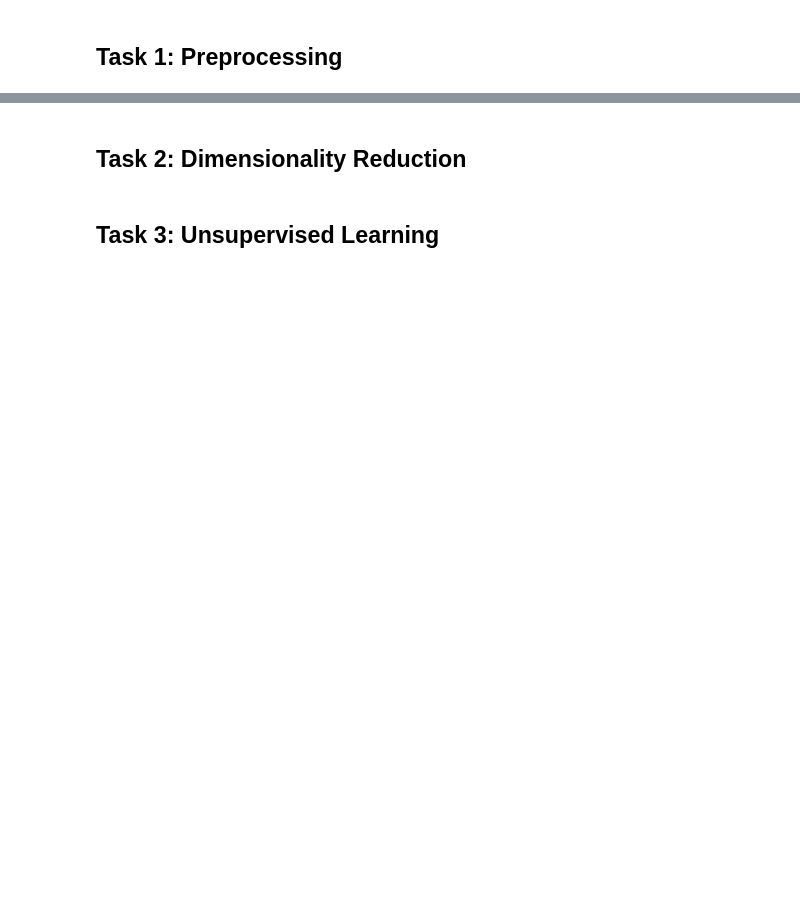
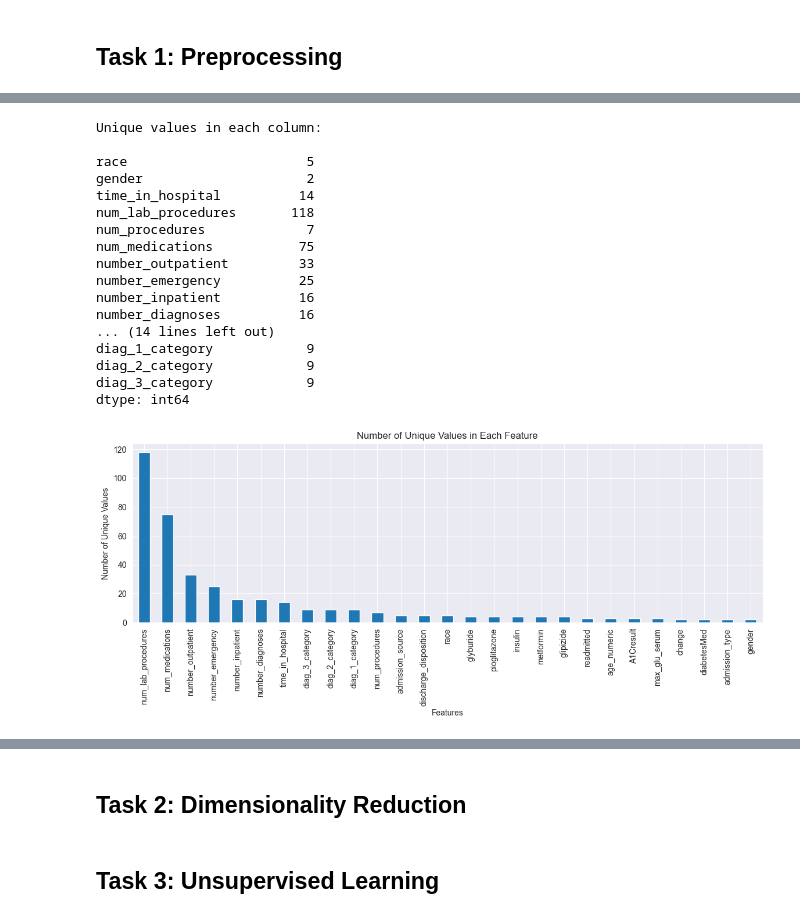
Before and after one commit to amirZZZkiller/DS-Course-Projects, a Jupyter notebook: CA6/DS_CA6.ipynb, the cells around one changed output, grey strips where cells are left out. Cells and saved outputs as stored; diff of their text form; code cells hidden in the pictures; blank space fills up the shorter version.

Commit message:
do task 1/3: preprocessing & create new csv files (preprocessed data & label encodings)

```diff
--- a/CA6/DS_CA6.ipynb
+++ b/CA6/DS_CA6.ipynb
@@ -13,0 +213,3 @@
+# %%
+# Drop the feature named 'encounter_id'
+diabetes_data.drop(columns=['patient_nbr'], inplace=True)
@@ -13,0 +294,17 @@
+# %%
+# Define a function to map admission type to known or unknown
+def map_admission_type(admission_type_id):
+    known_types = [1, 2, 3, 4, 7]
+    unknown_types = [5, 6, 8]
+    if admission_type_id in known_types:
+        return 'k'
+    elif admission_type_id in unknown_types:
+        return 'u'
+    else:
+        return 'u' # Default to unknown if not found
+
+# Apply the function to the 'admission_type_id' column and create a new 'admission_type' column
+diabetes_data['admission_type'] = diabetes_data['admission_type_id'].apply(map_admission_type)
+
+# Drop the original 'admission_type_id' column
+diabetes_data.drop(columns=['admission_type_id'], inplace=True)
@@ -13,0 +573,59 @@
+# %%
+# Calculate the number unique values in each column
+unique_counts = diabetes_data.nunique()
+
+# Display the unique counts
+print(f"Unique values in each column:\n\n{unique_counts}")
+
+# Sort the unique counts
+unique_counts_sorted = unique_counts.sort_values(ascending=False)
+
+# Plot the sorted unique counts
+plt.figure(figsize=(14, 4))
+unique_counts_sorted.plot(kind='bar')
+plt.title('Number of Unique Values in Each Feature')
+plt.xlabel('Features')
+plt.ylabel('Number of Unique Values')
+plt.xticks(rotation=90)
+plt.show()
+
+# Identify categorical features (object types)
+categorical_features = diabetes_data.select_dtypes(include=['object']).columns.tolist()
+# Identify numerical features (float or int types)
+numerical_features = diabetes_data.select_dtypes(include=[np.number]).columns.tolist()
+
+# Identify numerical categories that are potentially categorical features (based on low number of unique values)
+potential_categorical_features = [col for col in diabetes_data.columns if diabetes_data[col].nunique() < 20]
+# Finding id features (names end with "_id" and have less than 100 unique values)
+id_features = [col for col in diabetes_data.columns if col.endswith('_id') and diabetes_data[col].nunique() < 100]
+# Finding definitely numerical features (names start with "num_", "number_", or "time_")
+definitely_numerical_features = [col for col in diabetes_data.columns if col.startswith(('num_', 'number_', 'time_'))]
+# Updating the potential_categorical_features
+potential_categorical_features = list(set(potential_categorical_features + id_features) - set(definitely_numerical_features) - set(categorical_features))
+
+print(f"Number of Categorical Features: {len(categorical_features)}")
+print(f"Number of Numerical Features: {len(numerical_features)}")
+print(f"Number of Potential Categorical Features: {len(potential_categorical_features)}")
+
+print("\nCategorical Features:", categorical_features)
+print("\nNumerical Features:", numerical_features)
+print("\nPotential Categorical Features:", potential_categorical_features)
+# %% [output]
+Unique values in each column:
+
+race                       5
+gender                     2
+time_in_hospital          14
+num_lab_procedures       118
+num_procedures             7
+num_medications           75
+number_outpatient         33
+number_emergency          25
+number_inpatient          16
+number_diagnoses          16
+... (14 lines left out)
+diag_1_category            9
+diag_2_category            9
+diag_3_category            9
+dtype: int64
+[figure, added]
```
Also changed, not shown: parts of 46 cells of this notebook, 2 other files.
